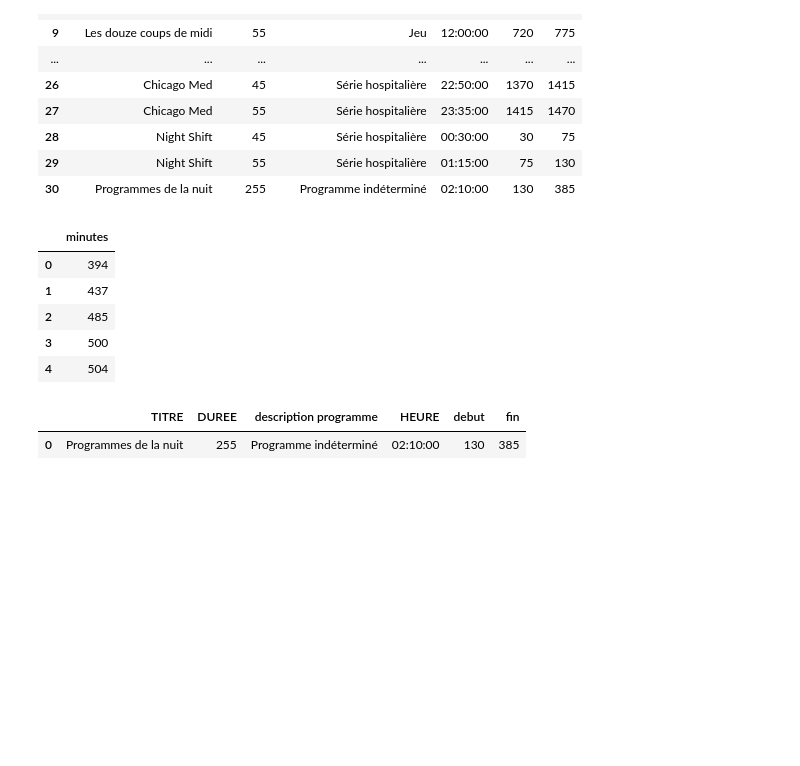
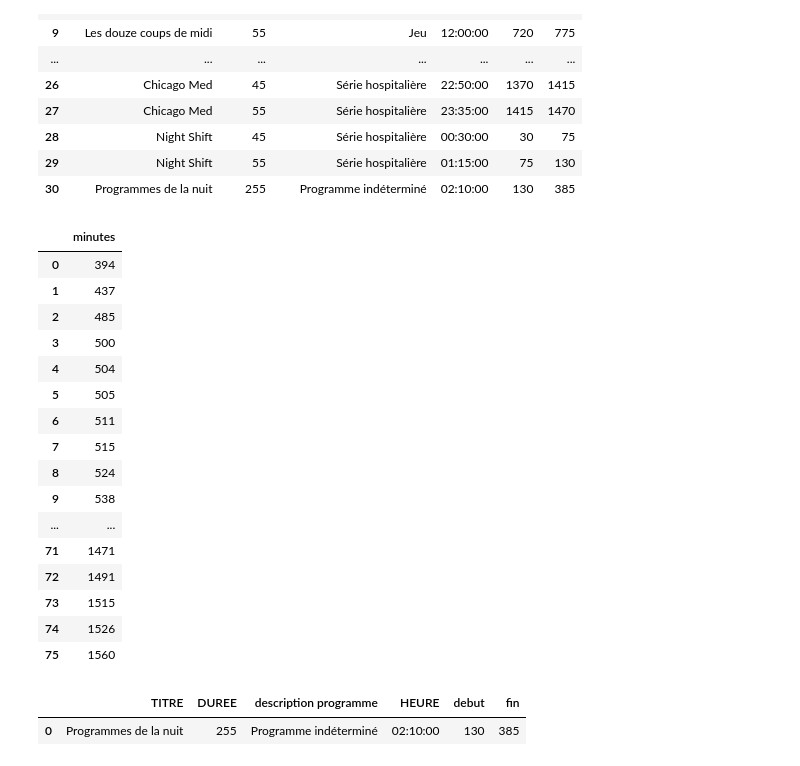
Before and after one commit to Frayal/Stage, a Jupyter notebook: ProgrammesTV/onlinetreatment.ipynb, the cells around one changed output. Drawn from its saved outputs; the diff is of its cells as text; code cells hidden in the pictures; blank space fills up the shorter version.

```diff
--- a/ProgrammesTV/onlinetreatment.ipynb
+++ b/ProgrammesTV/onlinetreatment.ipynb
@@ -57,14 +57,25 @@ PTV
 | 29 | Night Shift | 55 | Série hospitalière | 01:15:00 | 75 | 130 |
 | 30 | Programmes de la nuit | 255 | Programme indéterminé | 02:10:00 | 130 | 385 |
 # %%
-Points.head()
+Points
 # %% [output]
 |  | minutes |
 | 0 | 394 |
 | 1 | 437 |
 | 2 | 485 |
 | 3 | 500 |
 | 4 | 504 |
+| 5 | 505 |
+| 6 | 511 |
+| 7 | 515 |
+| 8 | 524 |
+| 9 | 538 |
+| ... | ... |
+| 71 | 1471 |
+| 72 | 1491 |
+| 73 | 1515 |
+| 74 | 1526 |
+| 75 | 1560 |
 # %%
 begin = (pd.DataFrame(PTV.loc[(PTV.shape[0]-1)]).T).reset_index().drop(['index'],axis=1)
 # %%
```
Also changed, not shown: parts of 3 cells of this notebook, 2 other files.
